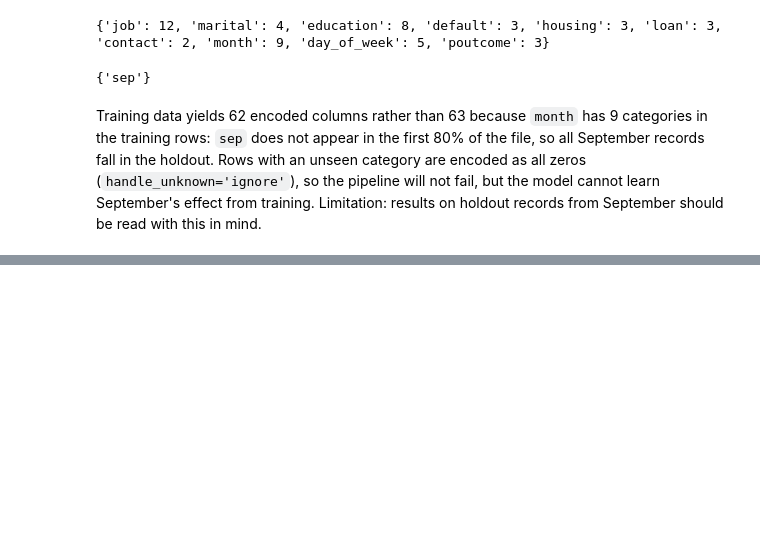
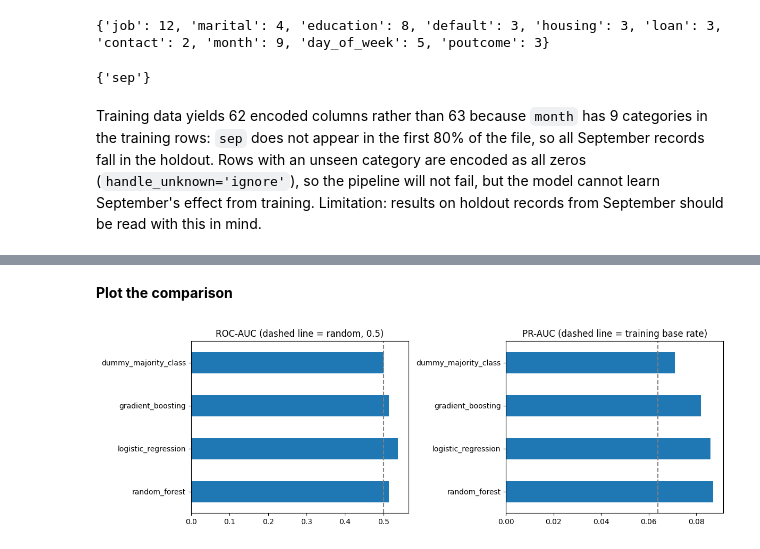
Before and after one commit to ShreyaKantamsetty/bank-campaign-prediction, a Jupyter notebook: notebooks/task1.ipynb, the cells around one changed output, grey strips where cells are left out. Saved outputs shown, nothing was run; the diff lists cells and outputs as text; code cells hidden in the pictures; blank space fills up the shorter version.

Commit message:
Task 1 notebook: Baselines complete (dummy, logistic regression, random forest, gradient boosting with TimeSeriesSplit CV, per-fold diagnostics, shuffled-CV check, feature-set ablation)

```diff
--- a/notebooks/task1.ipynb
+++ b/notebooks/task1.ipynb
@@ -434,0 +500,13 @@ Training data yields 62 encoded columns rather than 63 because `month` has 9 cat
+# %%
+scoring = {
+    'accuracy': 'accuracy',
+    'f1': make_scorer(f1_score, zero_division=0),
+    'roc_auc': 'roc_auc',
+    'pr_auc': 'average_precision',
+}
+
+cv_results = {}
+for name, clf in models.items():
+    pipe = Pipeline([('prep', preprocess), ('clf', clf)])
+    cv_results[name] = cross_validate(pipe, X_train, y_train, cv=tscv, scoring=scoring, return_train_score=False)
+    print("done:", name)
@@ -434,0 +524,14 @@ Training data yields 62 encoded columns rather than 63 because `month` has 9 cat
+# %%
+rows = {}
+for name, res in cv_results.items():
+    rows[name] = {
+        'accuracy':   res['test_accuracy'].mean(),
+        'f1':         res['test_f1'].mean(),
+        'roc_auc':    res['test_roc_auc'].mean(),
+        'pr_auc':     res['test_pr_auc'].mean(),
+        'fit_time_s': res['fit_time'].mean(),
+    }
+
+summary = pd.DataFrame(rows).T.round(3)
+summary = summary.sort_values('pr_auc', ascending=False)
+summary
@@ -434,0 +635,17 @@ Training data yields 62 encoded columns rather than 63 because `month` has 9 cat
+# %% [markdown]
+**Plot the comparison**
+# %%
+base_rate = y_train.mean()
+
+fig, axes = plt.subplots(1, 2, figsize=(12, 4))
+
+summary['roc_auc'].plot.barh(ax=axes[0], title='ROC-AUC (dashed line = random, 0.5)')
+axes[0].axvline(0.5, linestyle='--', color='grey')
+
+summary['pr_auc'].plot.barh(ax=axes[1], title='PR-AUC (dashed line = training base rate)')
+axes[1].axvline(base_rate, linestyle='--', color='grey')
+
+plt.tight_layout()
+plt.show()
+# %% [output]
+[figure, added]
```
Also changed, not shown: parts of 34 cells of this notebook.
